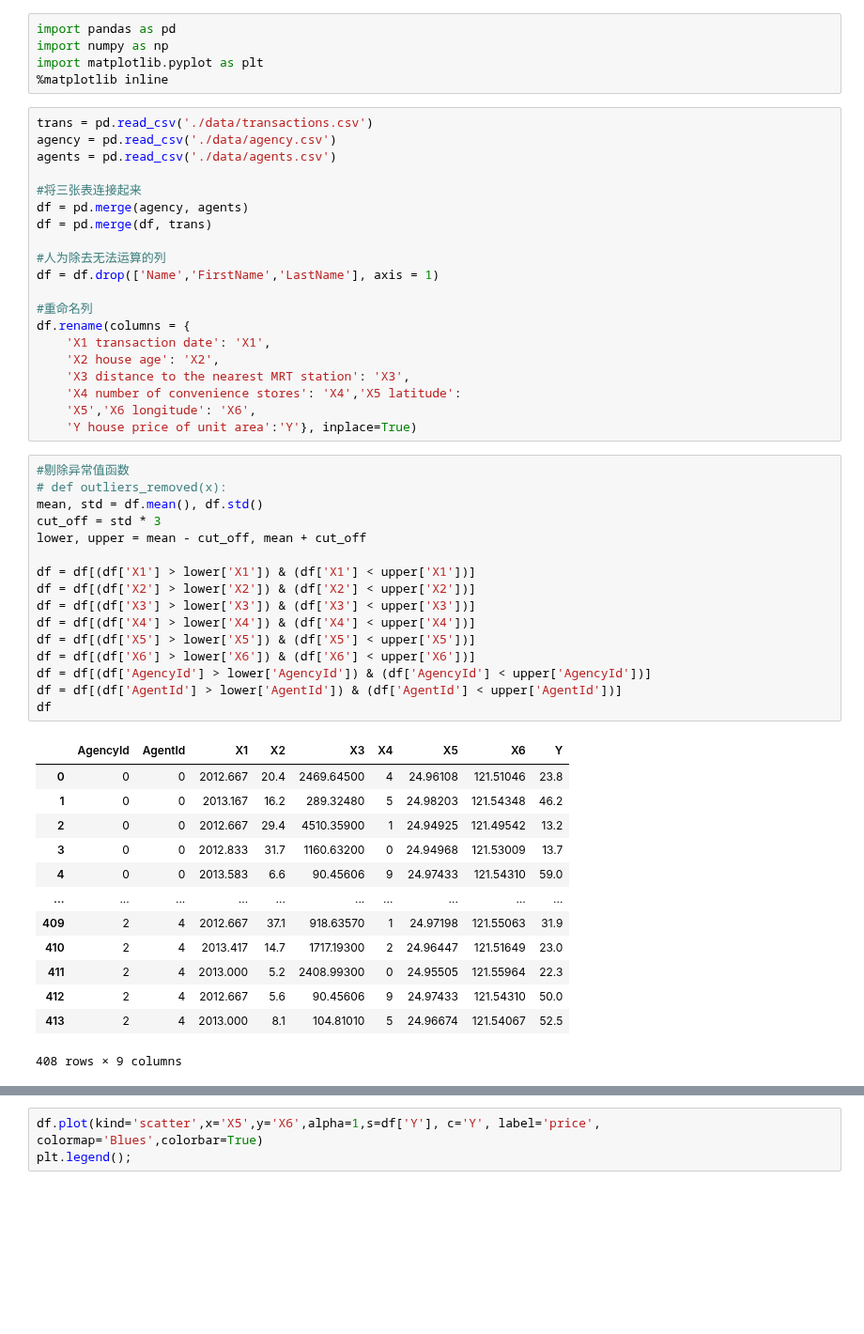
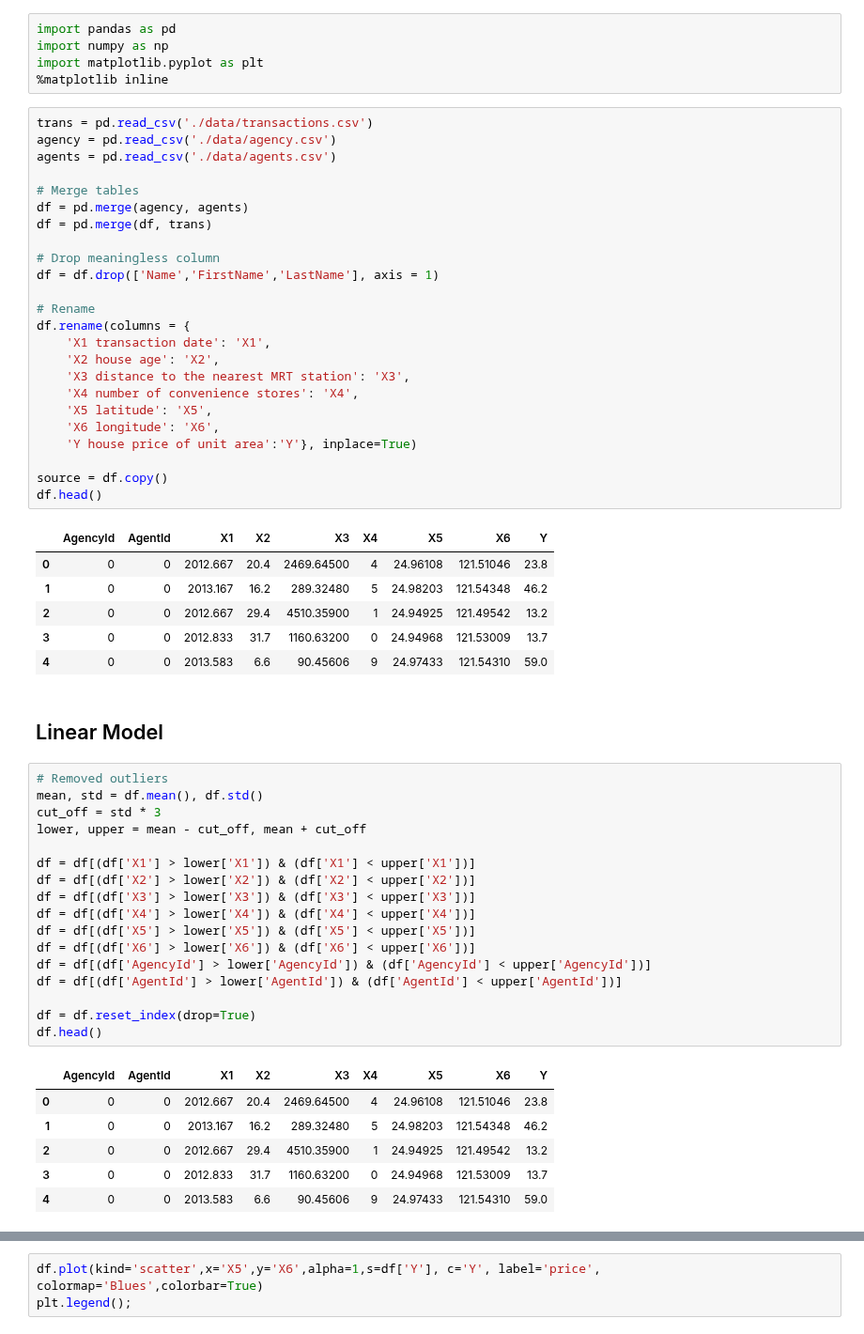
Before and after one commit to For-Chance/CourseOfConstructionInformation, a Jupyter notebook: FinalTask/solution.ipynb, the cells around one changed output, grey strips where cells are left out. Shown at 94% size. Drawn from its saved outputs; the diff is of its cells as text; blank space fills up the shorter version.

```diff
--- a/FinalTask/solution.ipynb
+++ b/FinalTask/solution.ipynb
@@ -31,48 +25,55 @@ trans = pd.read_csv('./data/transactions.csv')
 agency = pd.read_csv('./data/agency.csv')
 agents = pd.read_csv('./data/agents.csv')
 
-#将三张表连接起来
+# Merge tables
 df = pd.merge(agency, agents)
 df = pd.merge(df, trans)
 
-#人为除去无法运算的列
+# Drop meaningless column
 df = df.drop(['Name','FirstName','LastName'], axis = 1)
 
-#重命名列
+# Rename
 df.rename(columns = {
     'X1 transaction date': 'X1',
     'X2 house age': 'X2',
     'X3 distance to the nearest MRT station': 'X3',
-    'X4 number of convenience stores': 'X4','X5 latitude':
-    'X5','X6 longitude': 'X6',
+    'X4 number of convenience stores': 'X4',
+    'X5 latitude': 'X5',
+    'X6 longitude': 'X6',
     'Y house price of unit area':'Y'}, inplace=True)
+
+source = df.copy()
+df.head()
+# %% [output]
+|  | AgencyId | AgentId | X1 | X2 | X3 | X4 | X5 | X6 | Y |
+| 0 | 0 | 0 | 2012.667 | 20.4 | 2469.64500 | 4 | 24.96108 | 121.51046 | 23.8 |
+| 1 | 0 | 0 | 2013.167 | 16.2 | 289.32480 | 5 | 24.98203 | 121.54348 | 46.2 |
+| 2 | 0 | 0 | 2012.667 | 29.4 | 4510.35900 | 1 | 24.94925 | 121.49542 | 13.2 |
+| 3 | 0 | 0 | 2012.833 | 31.7 | 1160.63200 | 0 | 24.94968 | 121.53009 | 13.7 |
+| 4 | 0 | 0 | 2013.583 | 6.6 | 90.45606 | 9 | 24.97433 | 121.54310 | 59.0 |
+# %% [markdown]
+## Linear Model
 # %%
-#剔除异常值函数
-# def outliers_removed(x):
+# Removed outliers
 mean, std = df.mean(), df.std()
 cut_off = std * 3
 lower, upper = mean - cut_off, mean + cut_off
 
 df = df[(df['X1'] > lower['X1']) & (df['X1'] < upper['X1'])]
 df = df[(df['X2'] > lower['X2']) & (df['X2'] < upper['X2'])]
 df = df[(df['X3'] > lower['X3']) & (df['X3'] < upper['X3'])]
 df = df[(df['X4'] > lower['X4']) & (df['X4'] < upper['X4'])]
 df = df[(df['X5'] > lower['X5']) & (df['X5'] < upper['X5'])]
 df = df[(df['X6'] > lower['X6']) & (df['X6'] < upper['X6'])]
 df = df[(df['AgencyId'] > lower['AgencyId']) & (df['AgencyId'] < upper['AgencyId'])]
 df = df[(df['AgentId'] > lower['AgentId']) & (df['AgentId'] < upper['AgentId'])]
-df
+
+df = df.reset_index(drop=True)
+df.head()
 # %% [output]
 |  | AgencyId | AgentId | X1 | X2 | X3 | X4 | X5 | X6 | Y |
 | 0 | 0 | 0 | 2012.667 | 20.4 | 2469.64500 | 4 | 24.96108 | 121.51046 | 23.8 |
 | 1 | 0 | 0 | 2013.167 | 16.2 | 289.32480 | 5 | 24.98203 | 121.54348 | 46.2 |
 | 2 | 0 | 0 | 2012.667 | 29.4 | 4510.35900 | 1 | 24.94925 | 121.49542 | 13.2 |
 | 3 | 0 | 0 | 2012.833 | 31.7 | 1160.63200 | 0 | 24.94968 | 121.53009 | 13.7 |
 | 4 | 0 | 0 | 2013.583 | 6.6 | 90.45606 | 9 | 24.97433 | 121.54310 | 59.0 |
-| ... | ... | ... | ... | ... | ... | ... | ... | ... | ... |
-| 409 | 2 | 4 | 2012.667 | 37.1 | 918.63570 | 1 | 24.97198 | 121.55063 | 31.9 |
-| 410 | 2 | 4 | 2013.417 | 14.7 | 1717.19300 | 2 | 24.96447 | 121.51649 | 23.0 |
-| 411 | 2 | 4 | 2013.000 | 5.2 | 2408.99300 | 0 | 24.95505 | 121.55964 | 22.3 |
-| 412 | 2 | 4 | 2012.667 | 5.6 | 90.45606 | 9 | 24.97433 | 121.54310 | 50.0 |
-| 413 | 2 | 4 | 2013.000 | 8.1 | 104.81010 | 5 | 24.96674 | 121.54067 | 52.5 |
-408 rows × 9 columns
```
Also changed, not shown: parts of 29 cells of this notebook.
